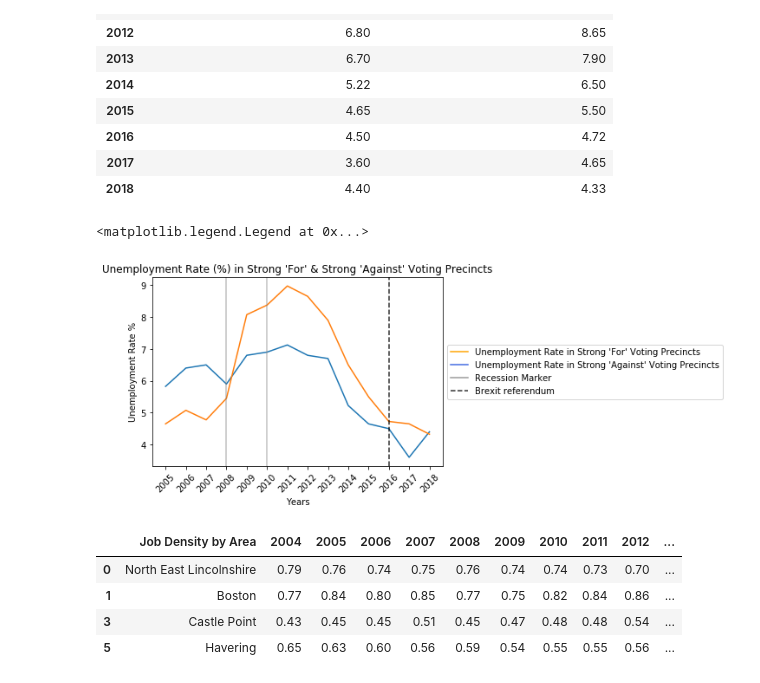
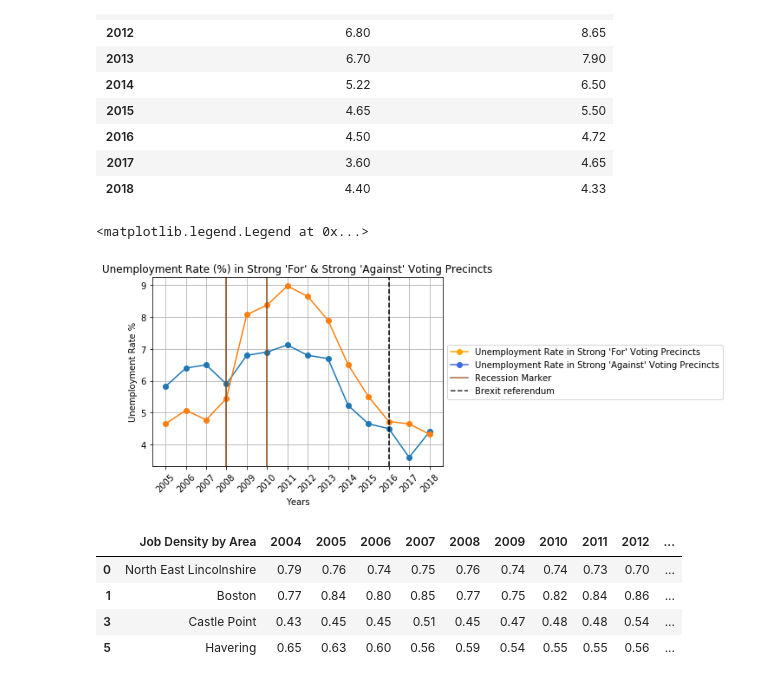
Before and after one commit to harper-data-mind/Project1, a Jupyter notebook: SOLBREXIT.ipynb, the cells around one changed output. Saved outputs shown, nothing was run; the diff lists cells and outputs as text; code cells hidden in the pictures.

```diff
--- a/SOLBREXIT.ipynb
+++ b/SOLBREXIT.ipynb
@@ -302,24 +294,25 @@ unemploymentcomparison_df
 | 2017 | 3.60 | 4.65 |
 | 2018 | 4.40 | 4.33 |
 # %%
-unemploymentcomparison_df.plot.line()
+unemploymentcomparison_df.plot(marker="o")
 plt.title("Unemployment Rate (%) in Strong 'For' & Strong 'Against' Voting Precincts")
 plt.xlabel('Years')
 plt.ylabel("Unemployment Rate %")
 plt.tick_params(which='both', labelbottom=True, labelleft=True)
 plt.xticks(np.arange(0, 14, step=1), np.arange(2005, 2019, step=1))
 plt.xticks(rotation=45)
-plt.axvline(x=11, linestyle='dashed', alpha=.8, color="black")
-plt.axvline(x=3, alpha=.5, color="gray")
-plt.axvline(x=5, alpha=.5, color="gray")
-dashed_patch1 = mlines.Line2D([],[],color='gray',alpha=.8, label='Recession Marker')
-dashed_patch2 = mlines.Line2D([],[],color='orange', label="Unemployment Rate in Strong 'For' Voting Precincts")
-dashed_patch3 = mlines.Line2D([],[],color='royalblue', label="Unemployment Rate in Strong 'Against' Voting Precincts")
+plt.axvline(x=11, linestyle='dashed', alpha=1, color="black")
+plt.axvline(x=3, alpha=1, color="saddlebrown")
+plt.axvline(x=5, alpha=1, color="saddlebrown")
+plt.grid(True)
+dashed_patch1 = mlines.Line2D([],[],color='saddlebrown',alpha=.8, label='Recession Marker')
+dashed_patch2 = mlines.Line2D([],[],color='orange',marker= 'o', label="Unemployment Rate in Strong 'For' Voting Precincts")
+dashed_patch3 = mlines.Line2D([],[],color='royalblue',marker= 'o', label="Unemployment Rate in Strong 'Against' Voting Precincts")
 dashed_patch4 = mlines.Line2D([],[],color='Black',linestyle='dashed',alpha=.8,label='Brexit referendum')
 plt.legend(loc ='center left',bbox_to_anchor=(1, 0.5), handles=[dashed_patch2, dashed_patch3, dashed_patch1,dashed_patch4])
 # %% [output]
 <matplotlib.legend.Legend at 0x...>
-[figure, old version]
+[figure, new version]
 # %%
 jobdensityleave_df=jobsdensity_df.loc[[0,1,3,5], :]
 jobdensityleave_df
```
Also changed, not shown: parts of 7 cells of this notebook.
